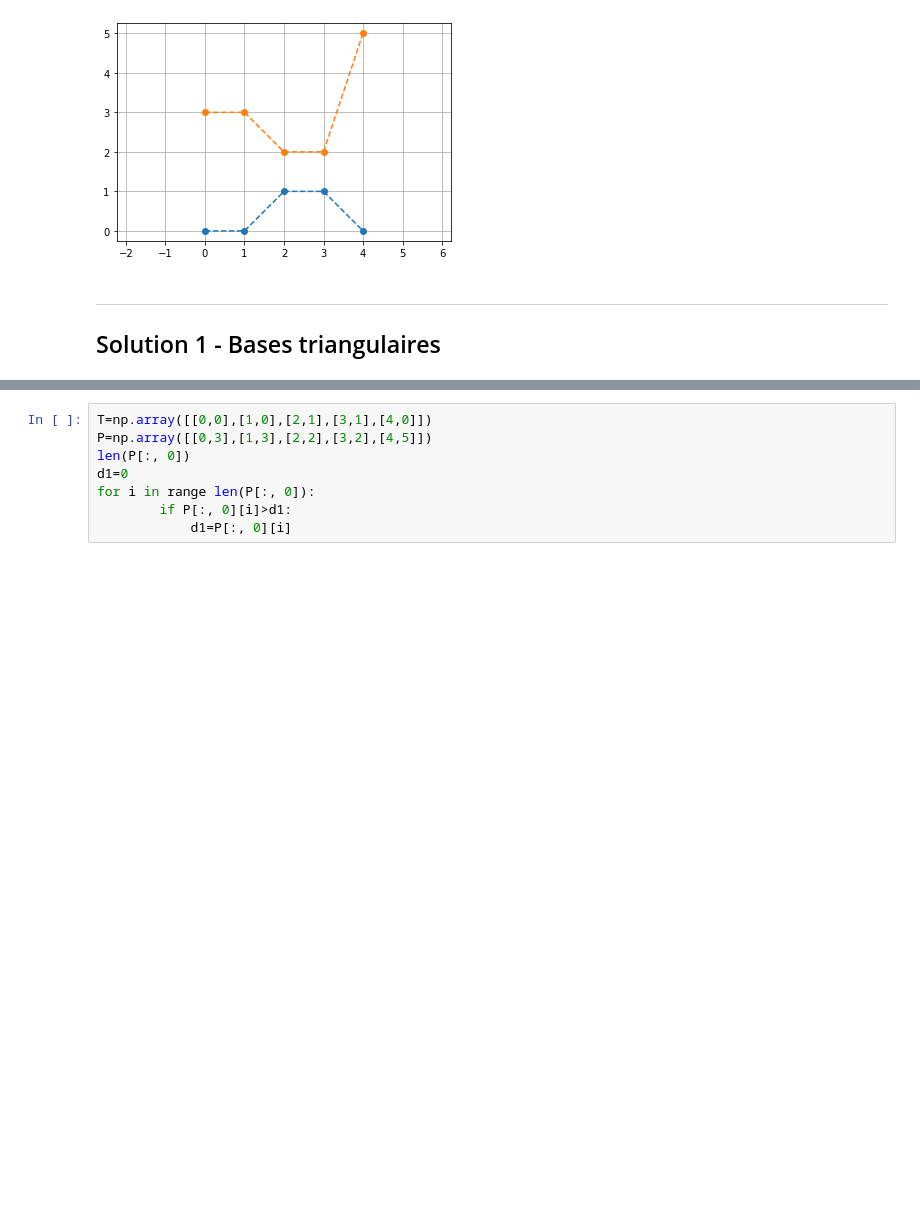
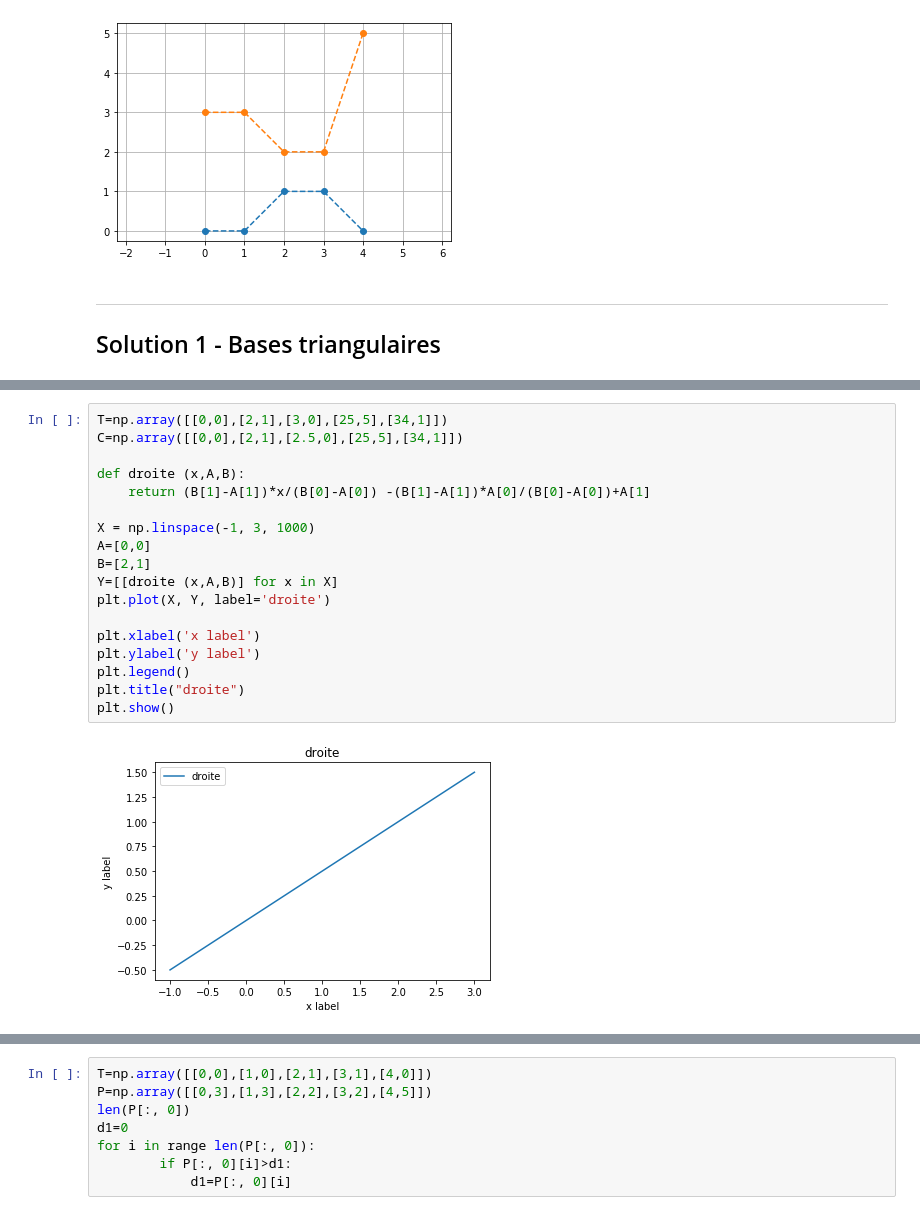
Before and after one commit to JulienNonin/error-btw-trajectories, a Jupyter notebook: Sol0-Basis.ipynb, the cells around one changed output, grey strips where cells are left out. Saved outputs shown, nothing was run; the diff lists cells and outputs as text; blank space fills up the shorter version.

```diff
--- a/Sol0-Basis.ipynb
+++ b/Sol0-Basis.ipynb
@@ -50,0 +57,20 @@ IndexError: index 5 is out of bounds for axis 0 with size 5
+# %%
+T=np.array([[0,0],[2,1],[3,0],[25,5],[34,1]])
+C=np.array([[0,0],[2,1],[2.5,0],[25,5],[34,1]])
+
+def droite (x,A,B):
+    return (B[1]-A[1])*x/(B[0]-A[0]) -(B[1]-A[1])*A[0]/(B[0]-A[0])+A[1]
+
+X = np.linspace(-1, 3, 1000)
+A=[0,0]
+B=[2,1]
+Y=[[droite (x,A,B)] for x in X]
+plt.plot(X, Y, label='droite')
+
+plt.xlabel('x label')
+plt.ylabel('y label')
+plt.legend()
+plt.title("droite")
+plt.show()
+# %% [output]
+[figure, added]
```
Also changed, not shown: parts of 5 cells of this notebook.
